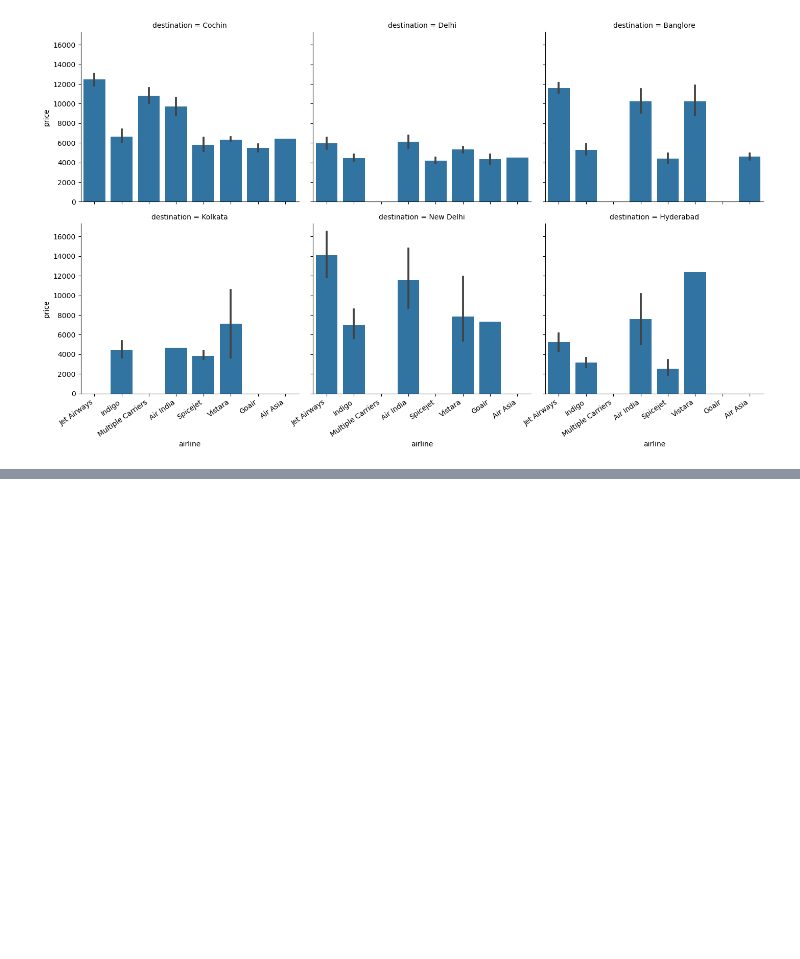
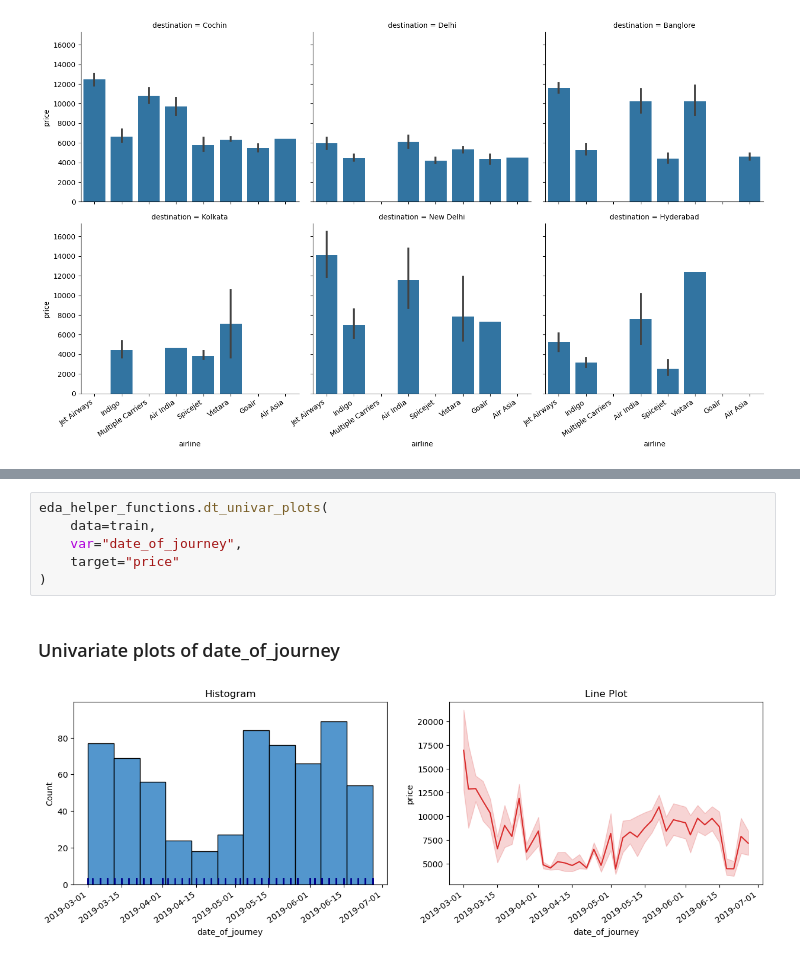
Before and after one commit to RahulSaini789/flight-price-prediction, a Jupyter notebook: notebook/eda.ipynb, the cells around one changed output, grey strips where cells are left out. Saved outputs shown, nothing was run; the diff lists cells and outputs as text; blank space fills up the shorter version.

```diff
--- a/notebook/eda.ipynb
+++ b/notebook/eda.ipynb
@@ -286,0 +304,9 @@ for ax in airline_grid.axes[3:]:
+# %%
+eda_helper_functions.dt_univar_plots(
+	data=train,
+	var="date_of_journey",
+	target="price"
+)
+# %% [output]
+Univariate plots of date_of_journey
+[figure, added]
```
Also changed, not shown: parts of 24 cells of this notebook.
